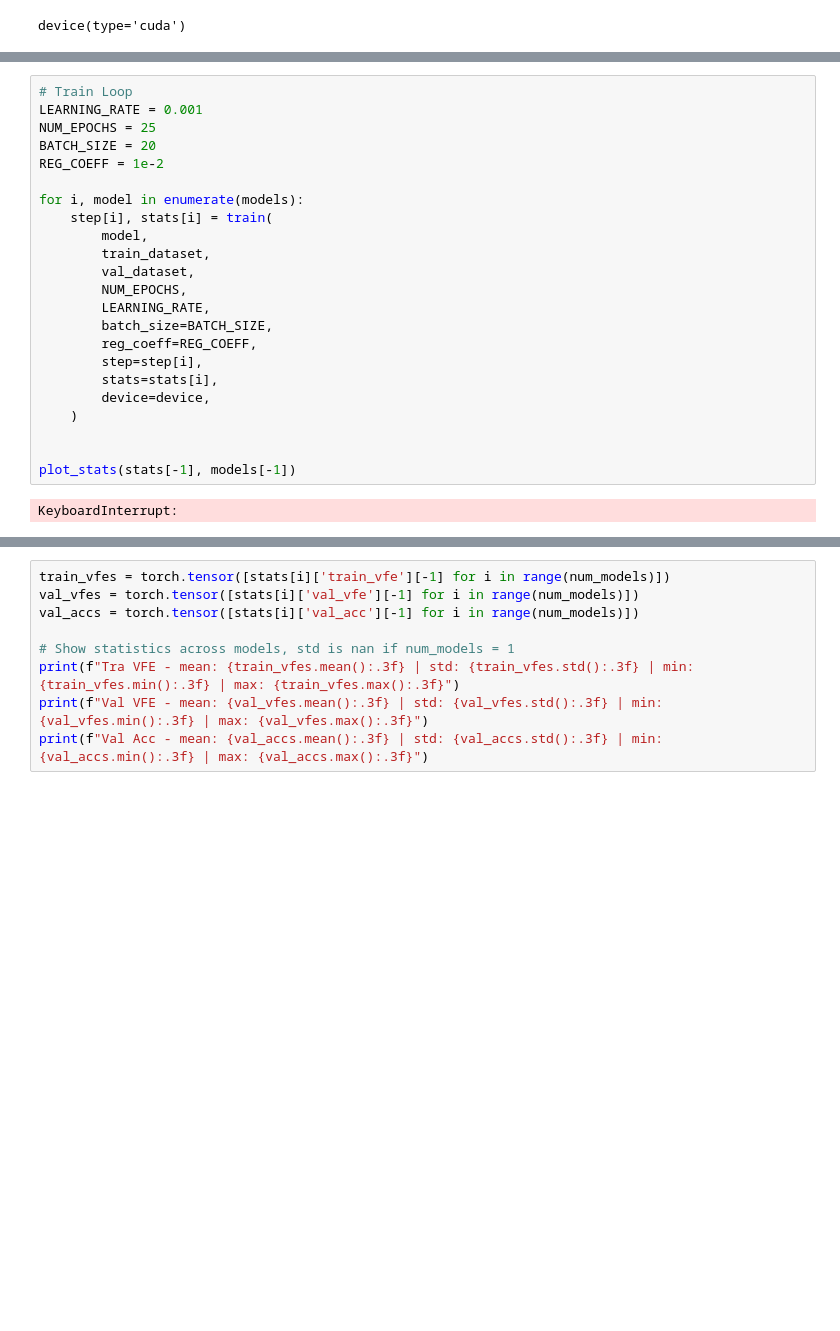
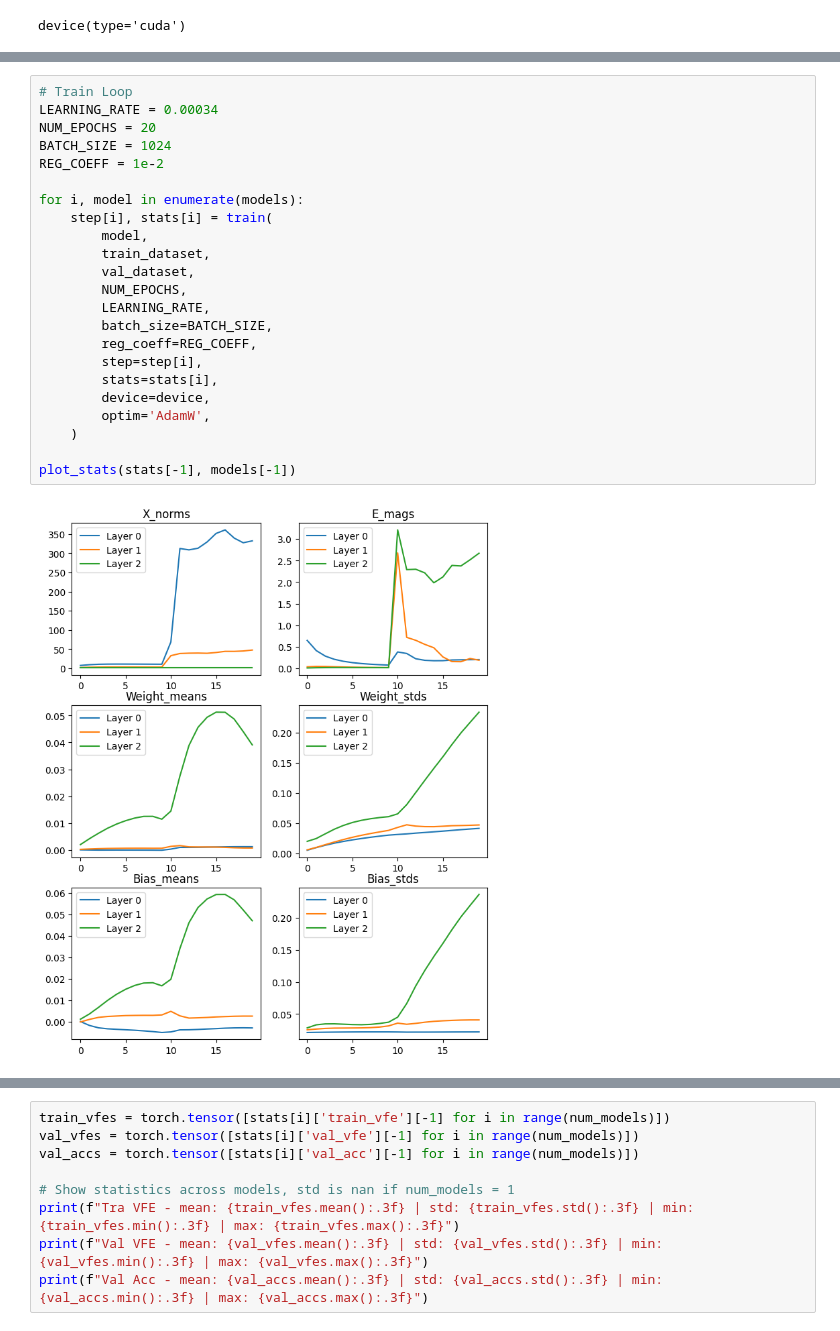
Before and after one commit to joeagriffith/pclib, a Jupyter notebook: mnist/mnist_pclinear.ipynb, the cells around one changed output, grey strips where cells are left out. Cells and saved outputs as stored; diff of their text form; blank space fills up the shorter version.

```diff
--- a/mnist/mnist_pclinear.ipynb
+++ b/mnist/mnist_pclinear.ipynb
@@ -99,26 +99,26 @@ step = [0 for _ in range(num_models)]
 stats = [None for _ in range(num_models)]
 # %%
 # Train Loop
-LEARNING_RATE = 0.001
-NUM_EPOCHS = 25
-BATCH_SIZE = 20
+LEARNING_RATE = 0.00034
+NUM_EPOCHS = 20
+BATCH_SIZE = 1024
 REG_COEFF = 1e-2
 
 for i, model in enumerate(models):
     step[i], stats[i] = train(
         model,
         train_dataset,
         val_dataset,
         NUM_EPOCHS,
         LEARNING_RATE,
         batch_size=BATCH_SIZE,
         reg_coeff=REG_COEFF,
         step=step[i],
         stats=stats[i],
         device=device,
+        optim='AdamW',
     )
 
-
 plot_stats(stats[-1], models[-1])
 # %% [output]
-KeyboardInterrupt:
+[figure, added]
```
Also changed, not shown: parts of 8 cells of this notebook, 10 other files.
